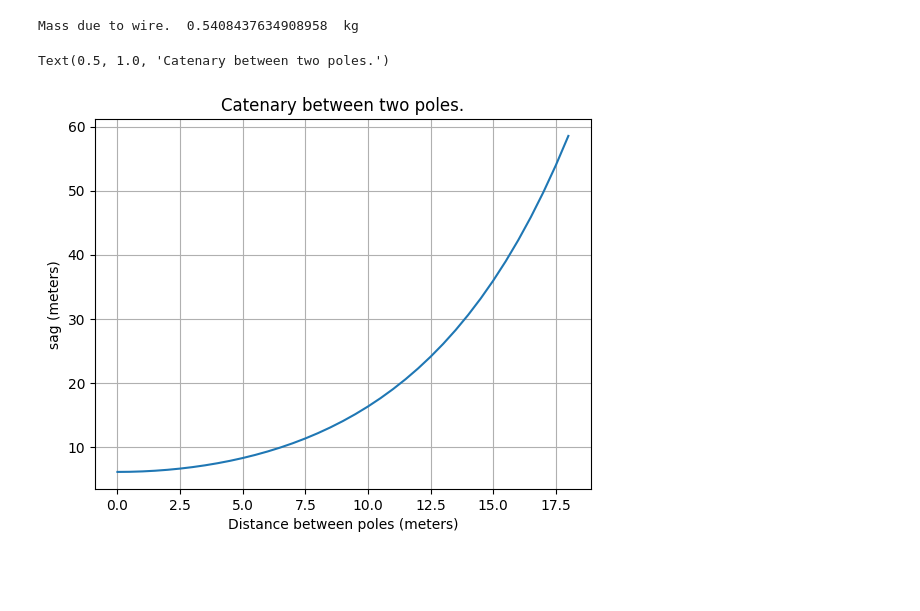
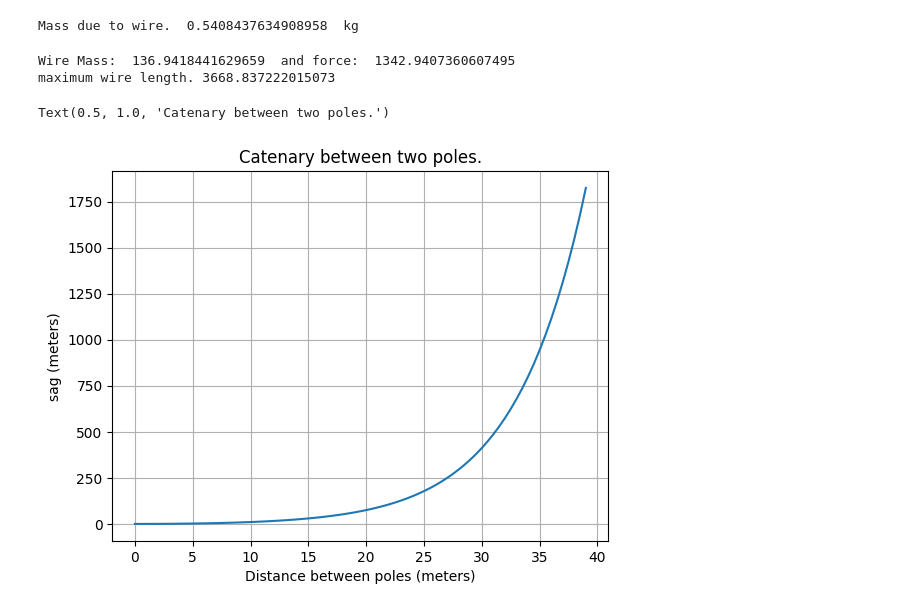
Before and after one commit to clirakis/Jupyter, a Jupyter notebook: Work/Mast.ipynb, the cells around one changed output. Drawn from its saved outputs; the diff is of its cells as text; code cells hidden in the pictures; blank space fills up the shorter version.

```diff
--- a/Work/Mast.ipynb
+++ b/Work/Mast.ipynb
@@ -234,16 +236,24 @@ Mass due to wire.  0.5408437634908958  kg
 # %%
 # apparently the catenary does not depend on mass.
 StartingHeight = 30.0 * 12.0 * 0.0254  # highest point x = 0
 EndingHeight   = 10.0 * 12.0 * 0.0254  # lowest point x = L
-L = 60.0 * 12.0 * 0.0254  # distance between both points
+L = 128.0 * 12.0 * 0.0254  # distance between both points
 a = StartingHeight - EndingHeight
 x = np.arange(0, L, 0.5)
 y = CatenarySag(x, a)
+z = CatenaryLength(x, a)
+wod = 0.00230578        # 12Ga wire in meters
+mass = MassofWire(z[len(z)-1], wod)
+print("Wire Mass: ", mass, " and force: ", mass *const.g)
+MaxWireLength = CatenaryLength(L,a)
+print('maximum wire length.', MaxWireLength)
 plt.plot(x,y)
 plt.grid()
 plt.xlabel('Distance between poles (meters)')
 plt.ylabel('sag (meters)')
 plt.title('Catenary between two poles.')
 # %% [output]
-Text(0.5, 1.0, 'Catenary between two poles.')
+Wire Mass:  136.9418441629659  and force:  1342.9407360607495
+maximum wire length. 3668.837222015073
+Text(0.5, 1.0, 'Catenary between two poles.')
-[figure, old version]
+[figure, new version]
```
Also changed, not shown: parts of 6 cells of this notebook, 8 other files.
